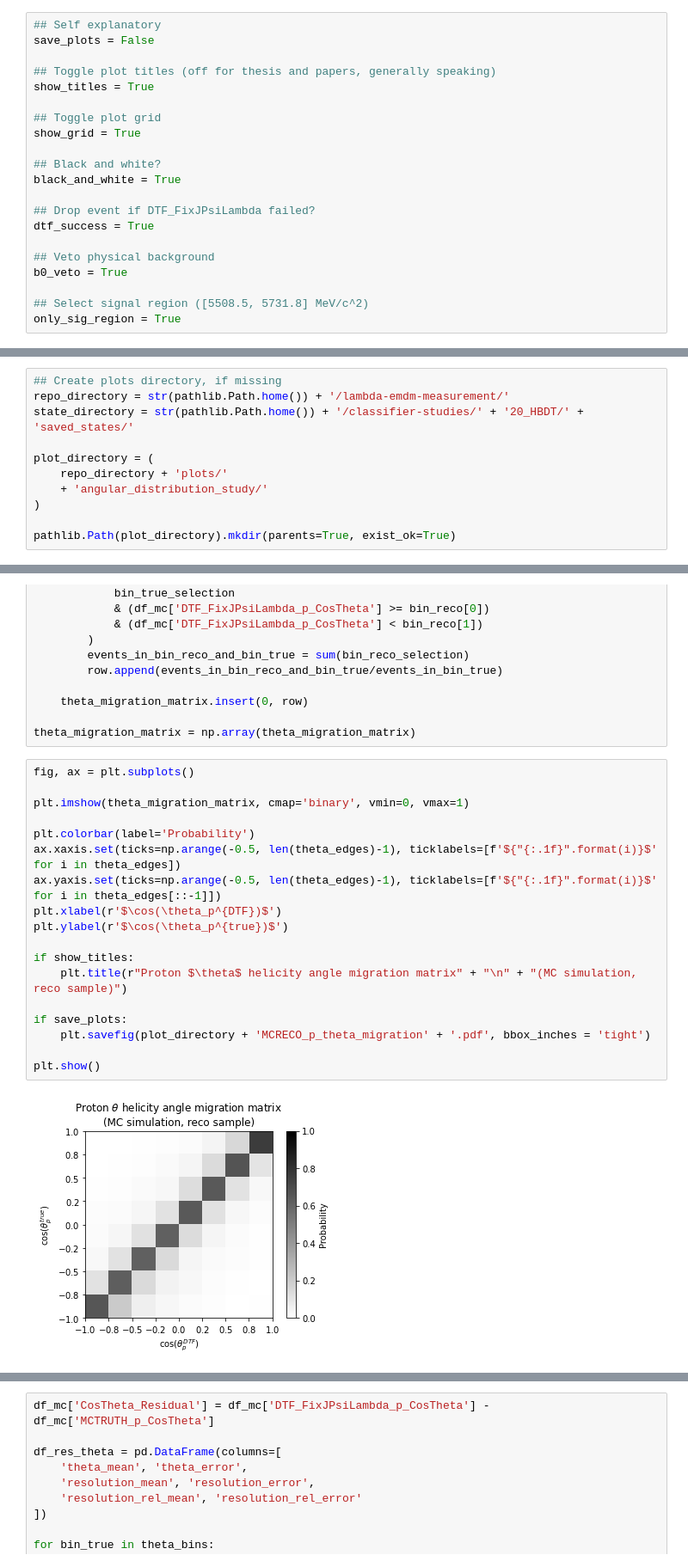
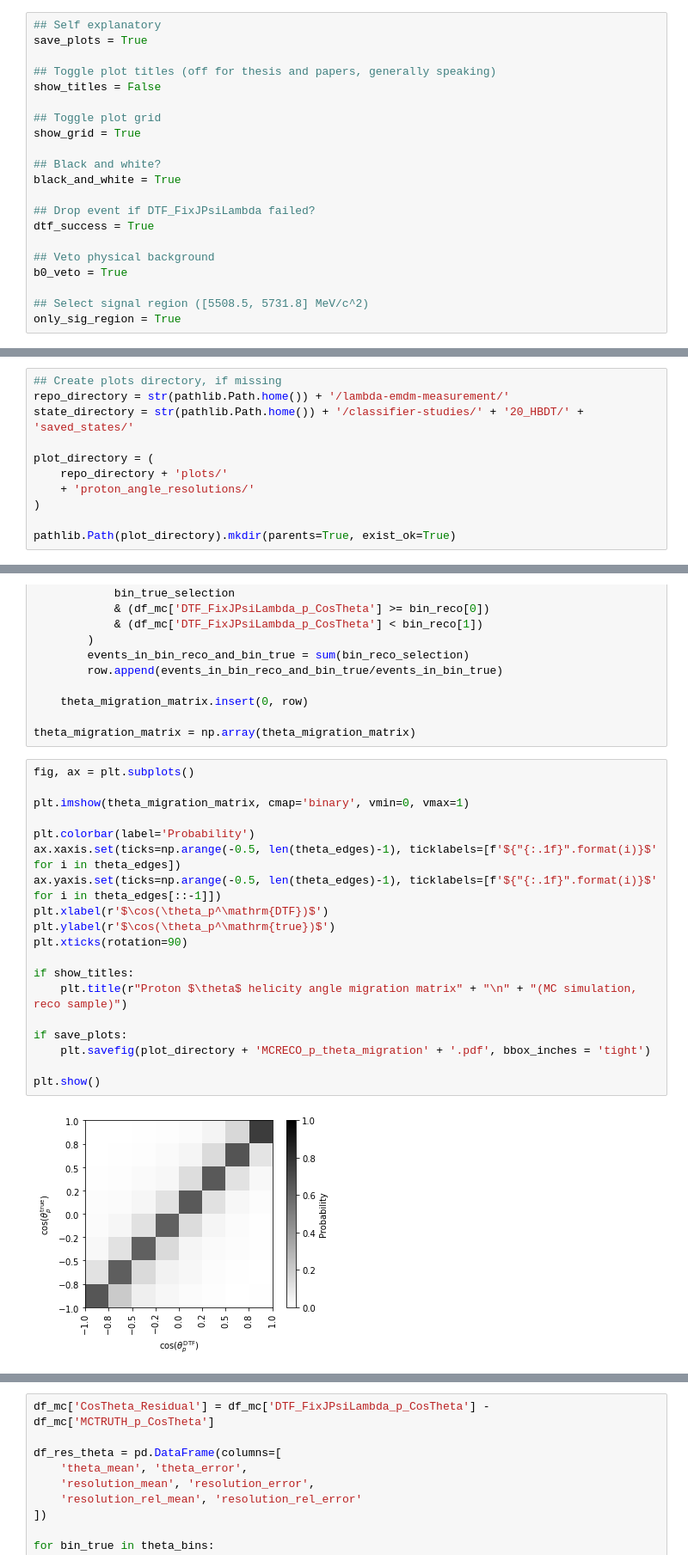
Before and after one commit to alatios/lb2jpsil_lambda-emdm-measurement, a Jupyter notebook: 03_proton_angle_resolutions.ipynb, the cells around one changed output, grey strips where cells are left out. Shown: that part at 86% size. Saved outputs shown, nothing was run; the diff lists cells and outputs as text.

```diff
--- a/03_proton_angle_resolutions.ipynb
+++ b/03_proton_angle_resolutions.ipynb
@@ -8,10 +8,10 @@ import joblib
 from lb2jpsil import lorentz
 # %%
 ## Self explanatory
-save_plots = False
+save_plots = True
 
 ## Toggle plot titles (off for thesis and papers, generally speaking)
-show_titles = True
+show_titles = False
 
 ## Toggle plot grid
 show_grid = True
@@ -157,7 +157,7 @@ state_directory = str(pathlib.Path.home()) + '/classifier-studies/' + '20_HBDT/'
 
 plot_directory = (
     repo_directory + 'plots/'
-    + 'angular_distribution_study/'
+    + 'proton_angle_resolutions/'
 )
 
 pathlib.Path(plot_directory).mkdir(parents=True, exist_ok=True)
@@ -762,20 +565,21 @@ theta_migration_matrix = np.array(theta_migration_matrix)
 # %%
 fig, ax = plt.subplots()
 
 plt.imshow(theta_migration_matrix, cmap='binary', vmin=0, vmax=1)
 
 plt.colorbar(label='Probability')
 ax.xaxis.set(ticks=np.arange(-0.5, len(theta_edges)-1), ticklabels=[f'${"{:.1f}".format(i)}$' for i in theta_edges])
 ax.yaxis.set(ticks=np.arange(-0.5, len(theta_edges)-1), ticklabels=[f'${"{:.1f}".format(i)}$' for i in theta_edges[::-1]])
-plt.xlabel(r'$\cos(\theta_p^{DTF})$')
-plt.ylabel(r'$\cos(\theta_p^{true})$')
+plt.xlabel(r'$\cos(\theta_p^\mathrm{DTF})$')
+plt.ylabel(r'$\cos(\theta_p^\mathrm{true})$')
+plt.xticks(rotation=90)
 
 if show_titles:
     plt.title(r"Proton $\theta$ helicity angle migration matrix" + "\n" + "(MC simulation, reco sample)")
 
 if save_plots:
     plt.savefig(plot_directory + 'MCRECO_p_theta_migration' + '.pdf', bbox_inches = 'tight')
 
 plt.show()
 # %% [output]
-[figure, old version]
+[figure, new version]
```
Also changed, not shown: parts of 54 cells of this notebook, 2 other files.
